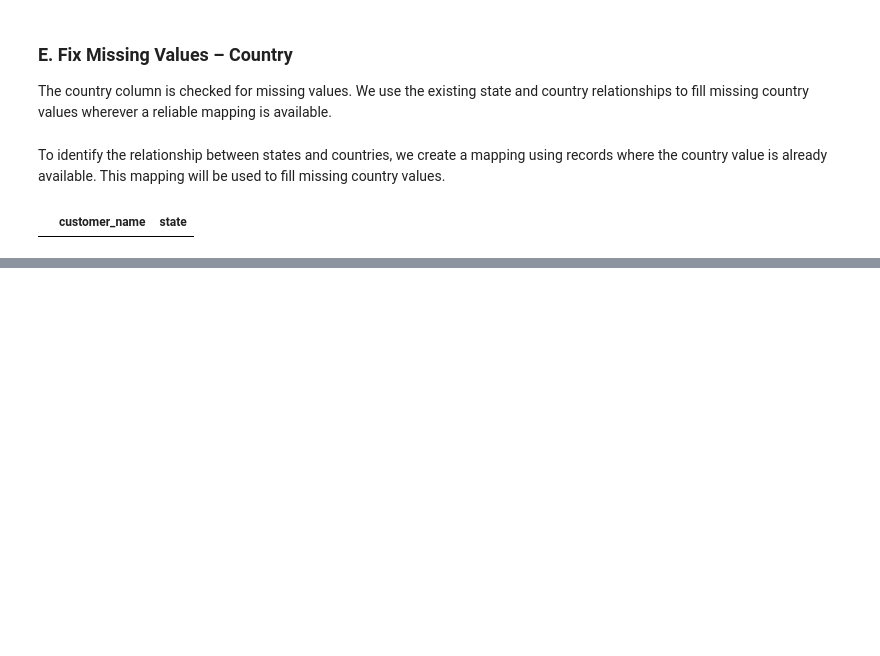
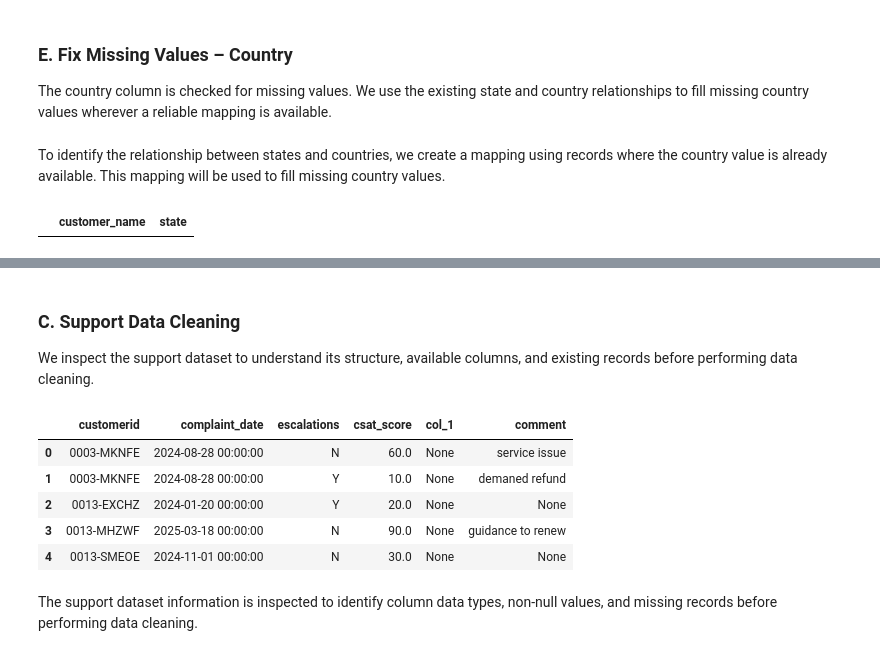
Before and after one commit to mazharakhtar05/Customer_Churn_Analysis, a Jupyter notebook: Customer_Churn_Analysis.ipynb, the cells around one changed output, grey strips where cells are left out. Cells and saved outputs as stored; diff of their text form; code cells hidden in the pictures; blank space fills up the shorter version.

```diff
--- a/Customer_Churn_Analysis.ipynb
+++ b/Customer_Churn_Analysis.ipynb
@@ -271,0 +364,17 @@ df_db_customer[df_db_customer['country'].isna()][['customer_name', 'state']]
+# %% [markdown]
+### C. Support Data Cleaning
+
+We inspect the support dataset to understand its structure, available columns, and existing records before performing data cleaning.
+# %%
+# Checking first 5 records
+
+df_db_support.head()
+# %% [output]
+|  | customerid | complaint_date | escalations | csat_score | col_1 | comment |
+| 0 | 0003-MKNFE | 2024-08-28 00:00:00 | N | 60.0 | None | service issue |
+| 1 | 0003-MKNFE | 2024-08-28 00:00:00 | Y | 10.0 | None | demaned refund |
+| 2 | 0013-EXCHZ | 2024-01-20 00:00:00 | Y | 20.0 | None | None |
+| 3 | 0013-MHZWF | 2025-03-18 00:00:00 | N | 90.0 | None | guidance to renew |
+| 4 | 0013-SMEOE | 2024-11-01 00:00:00 | N | 30.0 | None | None |
+# %% [markdown]
+The support dataset information is inspected to identify column data types, non-null values, and missing records before performing data cleaning.
```
Also changed, not shown: parts of 12 cells of this notebook.
